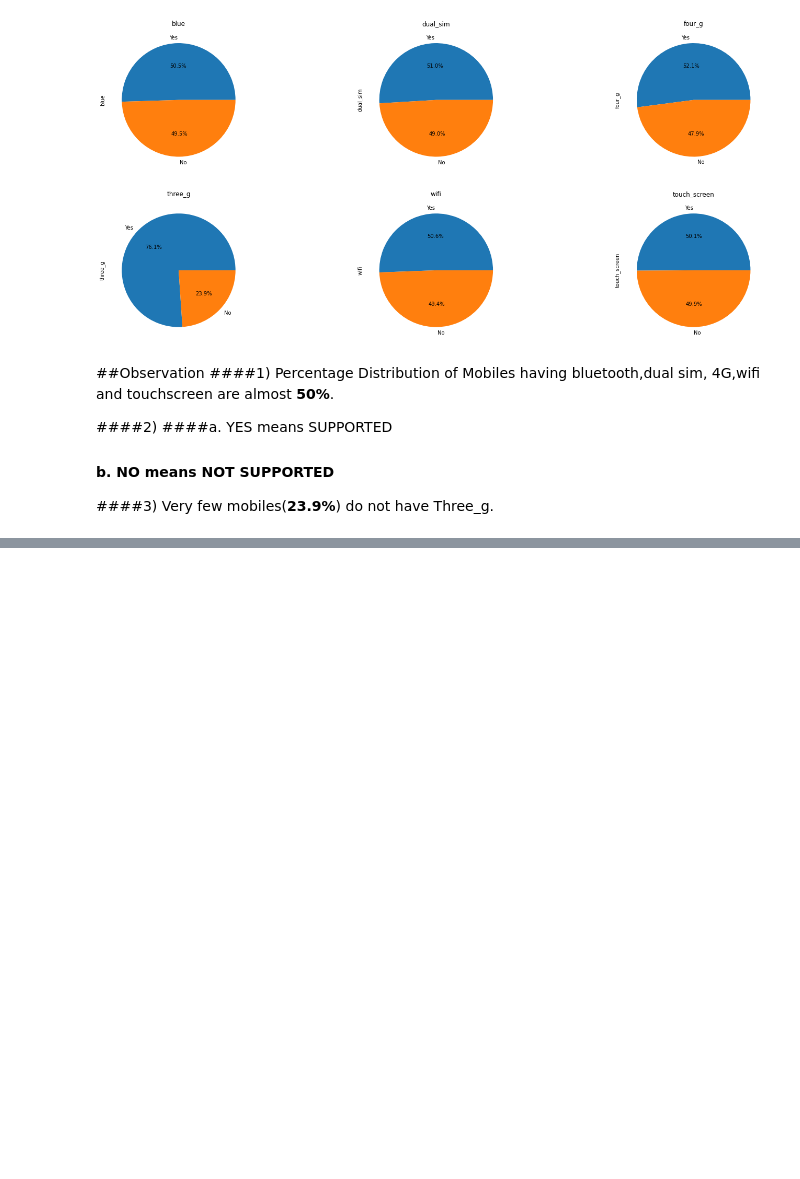
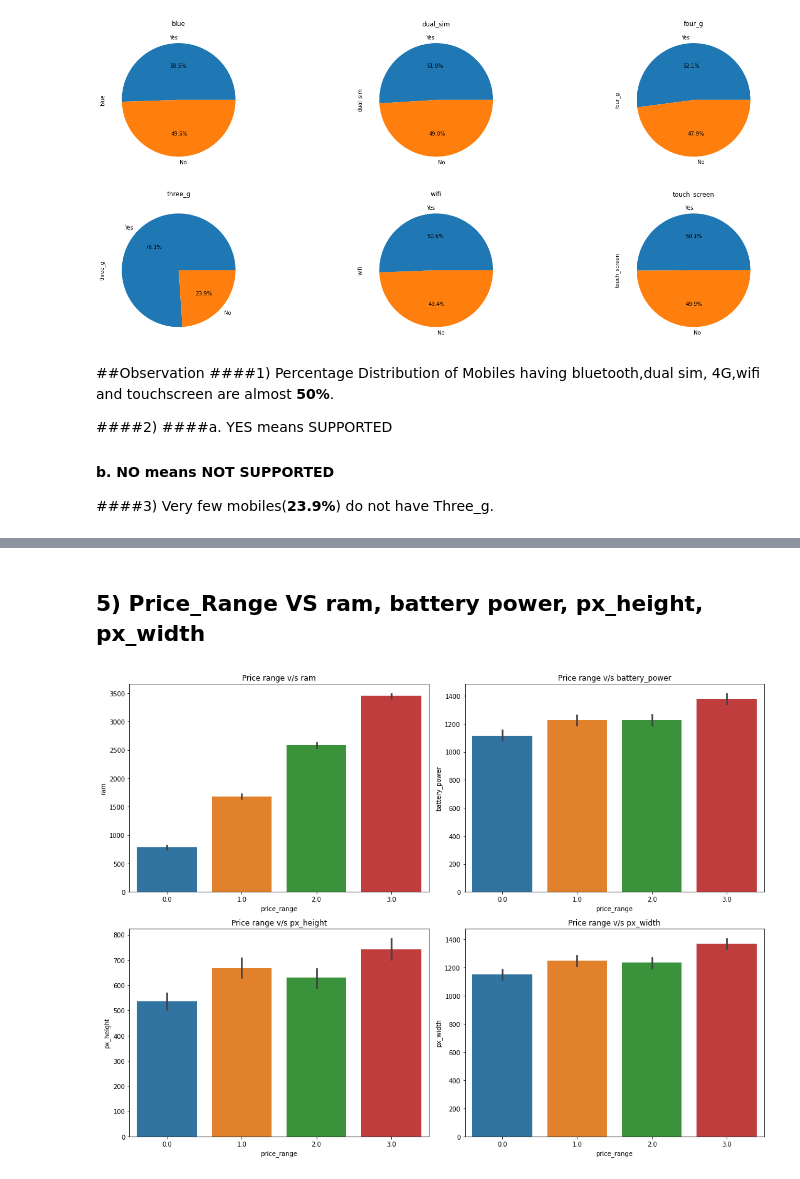
Before and after one commit to navinsambari123/Mobile-price-range-prediction, a Jupyter notebook: Github_Mobile_price_range_prediction.ipynb, the cells around one changed output, grey strips where cells are left out. Saved outputs shown, nothing was run; the diff lists cells and outputs as text; code cells hidden in the pictures; blank space fills up the shorter version.

```diff
--- a/Github_Mobile_price_range_prediction.ipynb
+++ b/Github_Mobile_price_range_prediction.ipynb
@@ -368,0 +378,15 @@ for i in columnss:
+# %% [markdown]
+## 5) Price_Range VS ram, battery power, px_height, px_width
+# %%
+# Count of the mobile phones with values of Target variable wrt ram, battery_power, px_height, px_width
+attributes=['ram','battery_power','px_height','px_width']
+plt.figure(figsize=(15,11))
+c=1
+for i in attributes:
+  plt.subplot(2,2,c)
+  sns.barplot(x=data['price_range'],y=data[i])
+  plt.title(f'Price range v/s {i}')
+  c=c+1
+  plt.tight_layout()
+# %% [output]
+[figure, added]
```
Also changed, not shown: parts of 26 cells of this notebook.
